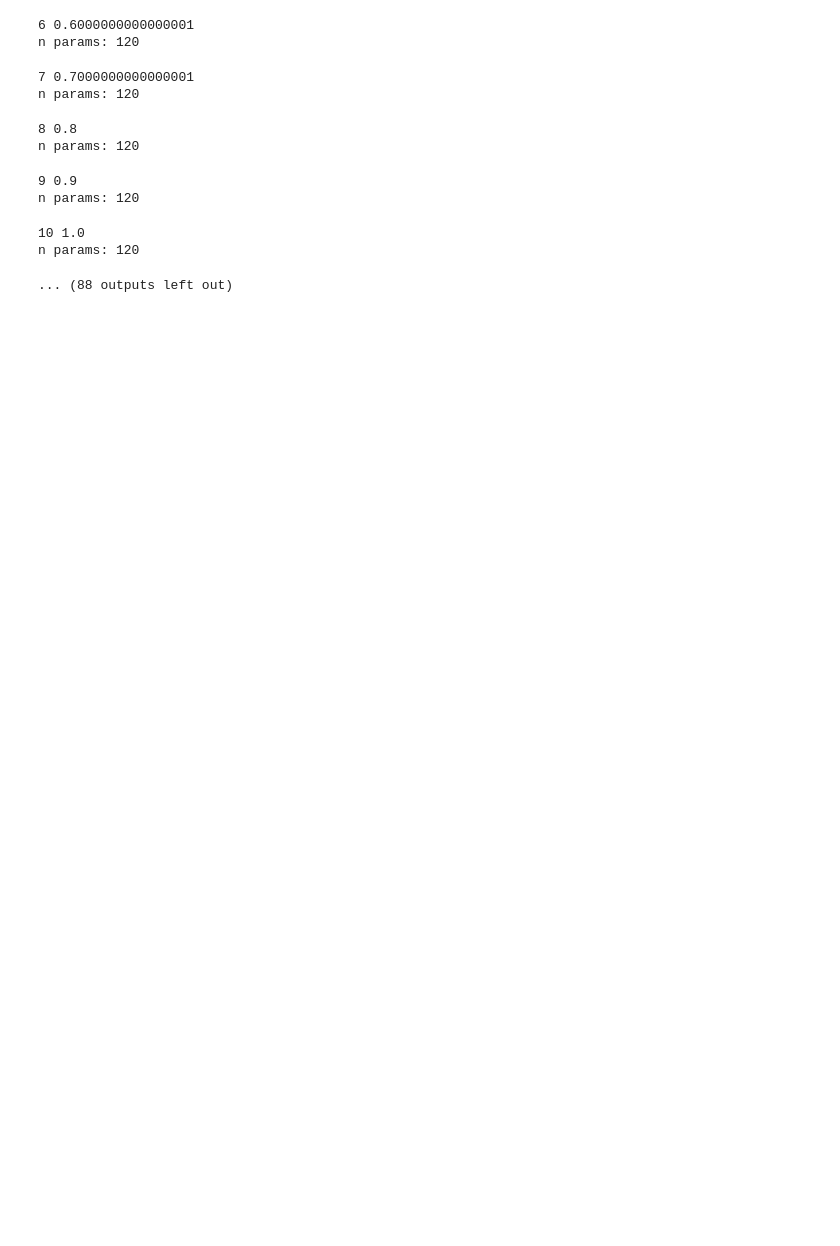
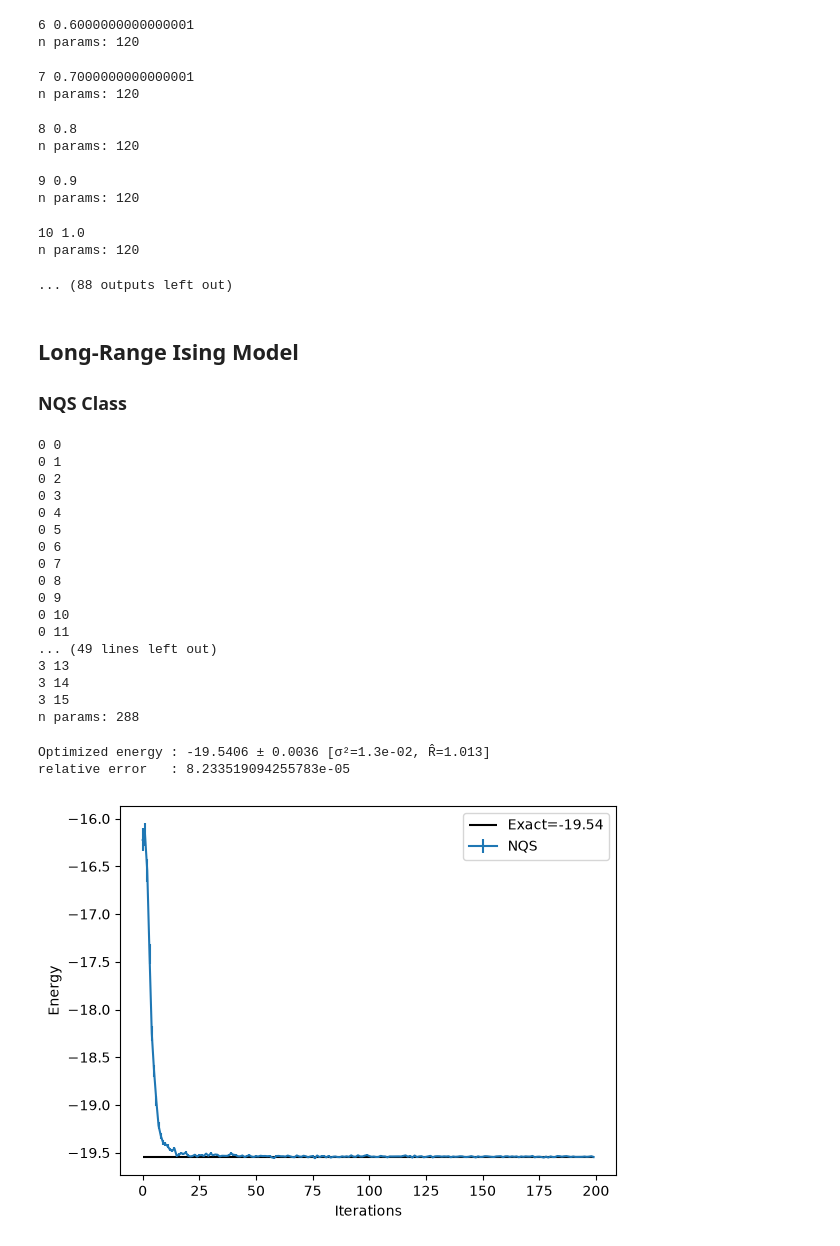
Before and after one commit to fpgasta/nqs-ising-research-project, a Jupyter notebook: src/main.ipynb, the cells around one changed output. Saved outputs shown, nothing was run; the diff lists cells and outputs as text; code cells hidden in the pictures; blank space fills up the shorter version.

Commit message:
Start testing long range Ising model

```diff
--- a/src/main.ipynb
+++ b/src/main.ipynb
@@ -383,3 +383,6 @@ n params: 120
 10 1.0
 n params: 120
 ... (88 outputs left out)
+# %% [markdown]
+## Long-Range Ising Model
+### NQS Class
@@ -385,0 +486,31 @@ n params: 120
+# %%
+N = 16
+J = 1
+h = -1
+
+model = myRBM(N=N, alpha=1, rngs=nnx.Rngs(2))
+nqs_ising = NQS_ising_LR(N, h, J, 2000, True)
+nqs_ising.optimization_loop(model, n_iter=200, learning_rate=0.03)
+nqs_ising.print()
+nqs_ising.plot()
+# %% [output]
+0 0
+0 1
+0 2
+0 3
+0 4
+0 5
+0 6
+0 7
+0 8
+0 9
+0 10
+0 11
+... (49 lines left out)
+3 13
+3 14
+3 15
+n params: 288
+Optimized energy : -19.5406 ± 0.0036 [σ²=1.3e-02, R̂=1.013]
+relative error   : 8.233519094255783e-05
+[figure, added]
```
Also changed, not shown: parts of 1 cell of this notebook.
